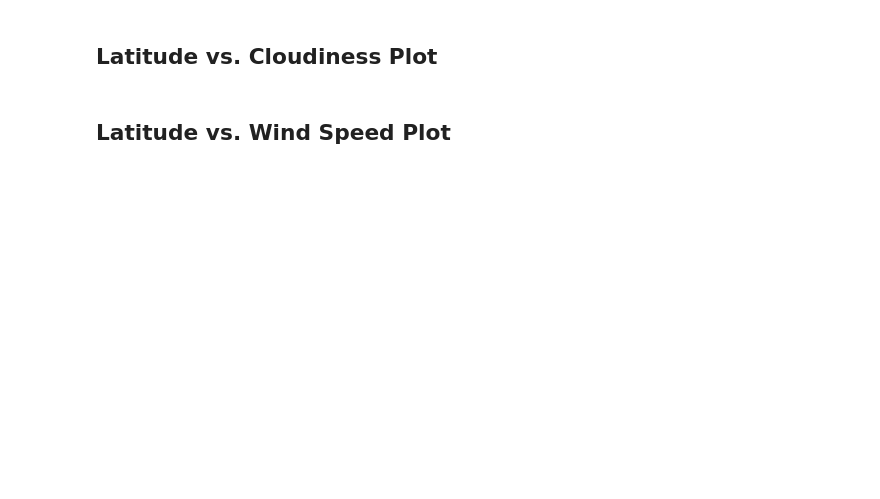
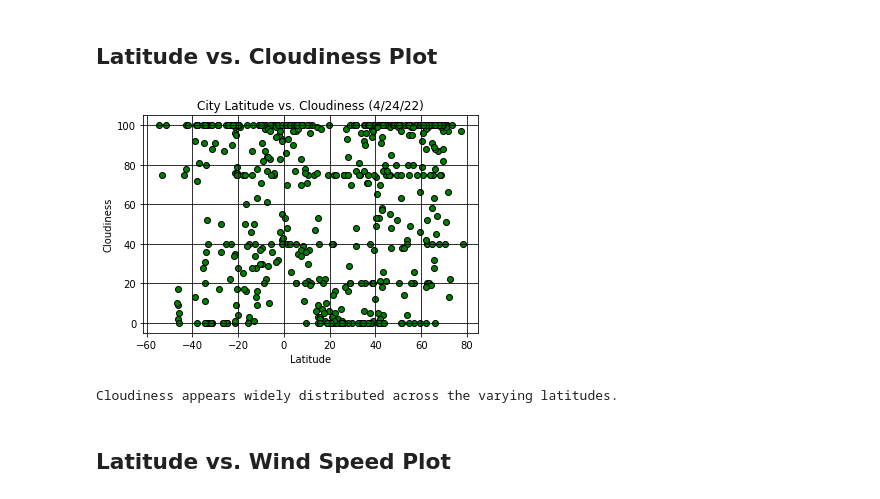
Before and after one commit to jfraz027/Python-api-challenge, a Jupyter notebook: WeatherPy/WeatherPy.ipynb, the cells around one changed output. Cells and saved outputs as stored; diff of their text form; code cells hidden in the pictures; blank space fills up the shorter version.

```diff
--- a/WeatherPy/WeatherPy.ipynb
+++ b/WeatherPy/WeatherPy.ipynb
@@ -781,4 +260,16 @@ Skip this step if there are no cities that have humidity > 100%.
 # %% [markdown]
 ## Latitude vs. Cloudiness Plot
+# %%
+plt.scatter(weather_dataframe["Lat"],weather_dataframe["Cloudiness"],edgecolors="black",facecolors="green")
+plt.title("City Latitude vs. Cloudiness (4/24/22)")
+plt.xlabel("Latitude")
+plt.ylabel("Cloudiness")
+plt.grid (b=True,which="major",axis="both",linestyle="-",color="black")
+plt.savefig("output_data/fig3.png")
+plt.show()
+print("Cloudiness appears widely distributed across the varying latitudes.")
+# %% [output]
+[figure, added]
+Cloudiness appears widely distributed across the varying latitudes.
 # %% [markdown]
 ## Latitude vs. Wind Speed Plot
```
Also changed, not shown: parts of 29 cells of this notebook, 6 other files.
